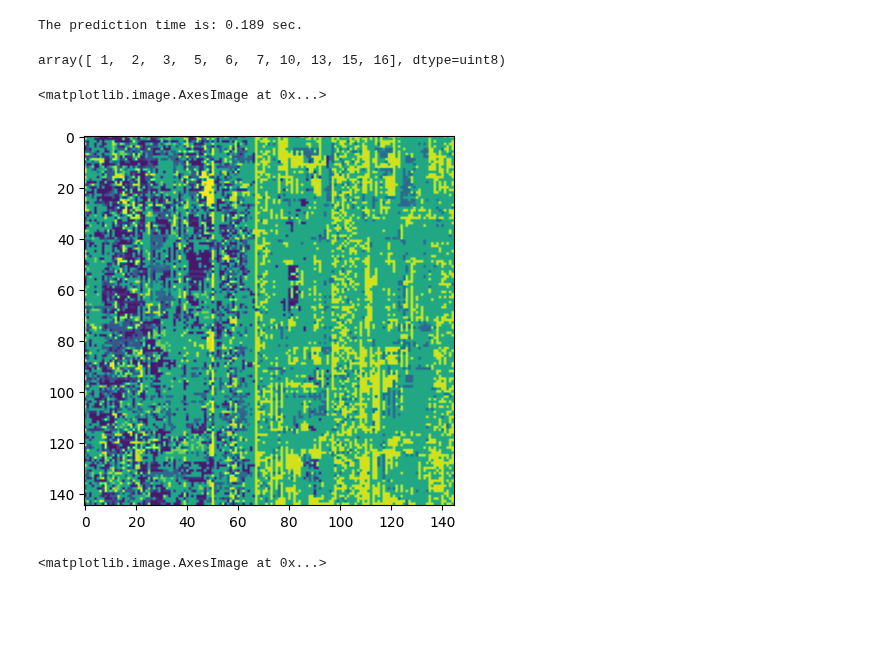
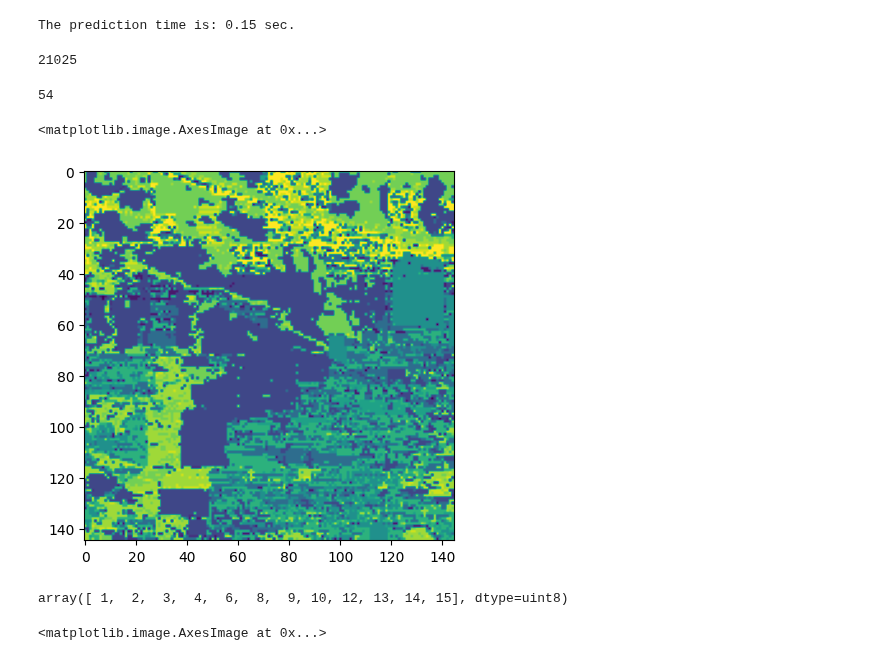
Before and after one commit to jonasroy/SVM_THESIS_PROJECT, a Jupyter notebook: Model/Indian_pines_model.ipynb, the cells around one changed output. Drawn from its saved outputs; the diff is of its cells as text; code cells hidden in the pictures; blank space fills up the shorter version.

Commit message:
More helper functions and multibranch implementation

```diff
--- a/Model/Indian_pines_model.ipynb
+++ b/Model/Indian_pines_model.ipynb
@@ -538,23 +691,46 @@ The prediction time is: 0.162 sec.
 # %%
-pl3, sd3, pbl3 = SvmDesionTreePredict(sd2[1][0], svm_tree_branches3, tb3, sub_data=1)
+pl3, sd3, pbl3 = SvmDesionTreePredict(sd1[1][1], svm_tree_branches3, tb2_1, sub_data=1)
 # %% [output]
-The prediction time is: 0.189 sec.
+The prediction time is: 0.15 sec.
-# %%
-predicted_label3 = combineLabels(pbl3, tb3)
-pbl2[1][0] = predicted_label3
-predicted_label2 = combineLabels(pbl2, tb2)
-pbl1[1][1] = predicted_label2
-predicted_label1 = combineLabels(pbl1, tb1)
+# %%
+def combineMultiBranch(sub_branch_label,sub_branch, branch_label):
+    combined_sub_label = combineLabels(sub_branch_label, sub_branch)
+
+    combined_label = copy.deepcopy(branch_label)
+    count = 0
+
+    for i in range(len(combined_label)):
+        if(count <= len(combined_sub_label)):
+            if(min(combined_sub_label) == combined_label[i]):
+                combined_label[i] = combined_sub_label[count]
+                count = count + 1
+
+    return combined_label
+# %%
+cmb3 = combineMultiBranch(pbl2, tb2_0, pbl1[1][0])
+pbl1[1][0] = cmb3
+cmb2 = combineMultiBranch(pbl3, tb2_1, pbl1[1][1])
+pbl1[1][1] = cmb2
+predicted_label = combineLabels(pbl1, tb1)
+# %%
+print(len(pl1))
+# %% [output]
+21025
+# %%
+classesSvmBranches(svm_tree_branches3)
+print(len(sd3[4][1]))
+# %% [output]
+54
+# %%
+shape = int(np.sqrt(len(predicted_label)))
+plt.imshow(predicted_label.reshape(shape, shape))
+# %% [output]
+<matplotlib.image.AxesImage at 0x...>
+[figure, added]
 # %%
-classesInLabels(predicted_label1)
+classesInLabels(predicted_label)
 # %% [output]
-array([ 1,  2,  3,  5,  6,  7, 10, 13, 15, 16], dtype=uint8)
+array([ 1,  2,  3,  4,  6,  8,  9, 10, 12, 13, 14, 15], dtype=uint8)
-# %%
-shape = int(np.sqrt(len(predicted_label1)))
-plt.imshow(predicted_label1.reshape(shape, shape))
-# %% [output]
-<matplotlib.image.AxesImage at 0x...>
-[figure, removed]
 # %%
 shape = int(np.sqrt(len(y)))
 plt.imshow(y.reshape(shape, shape))
```
Also changed, not shown: parts of 23 cells of this notebook, 4 other files.
